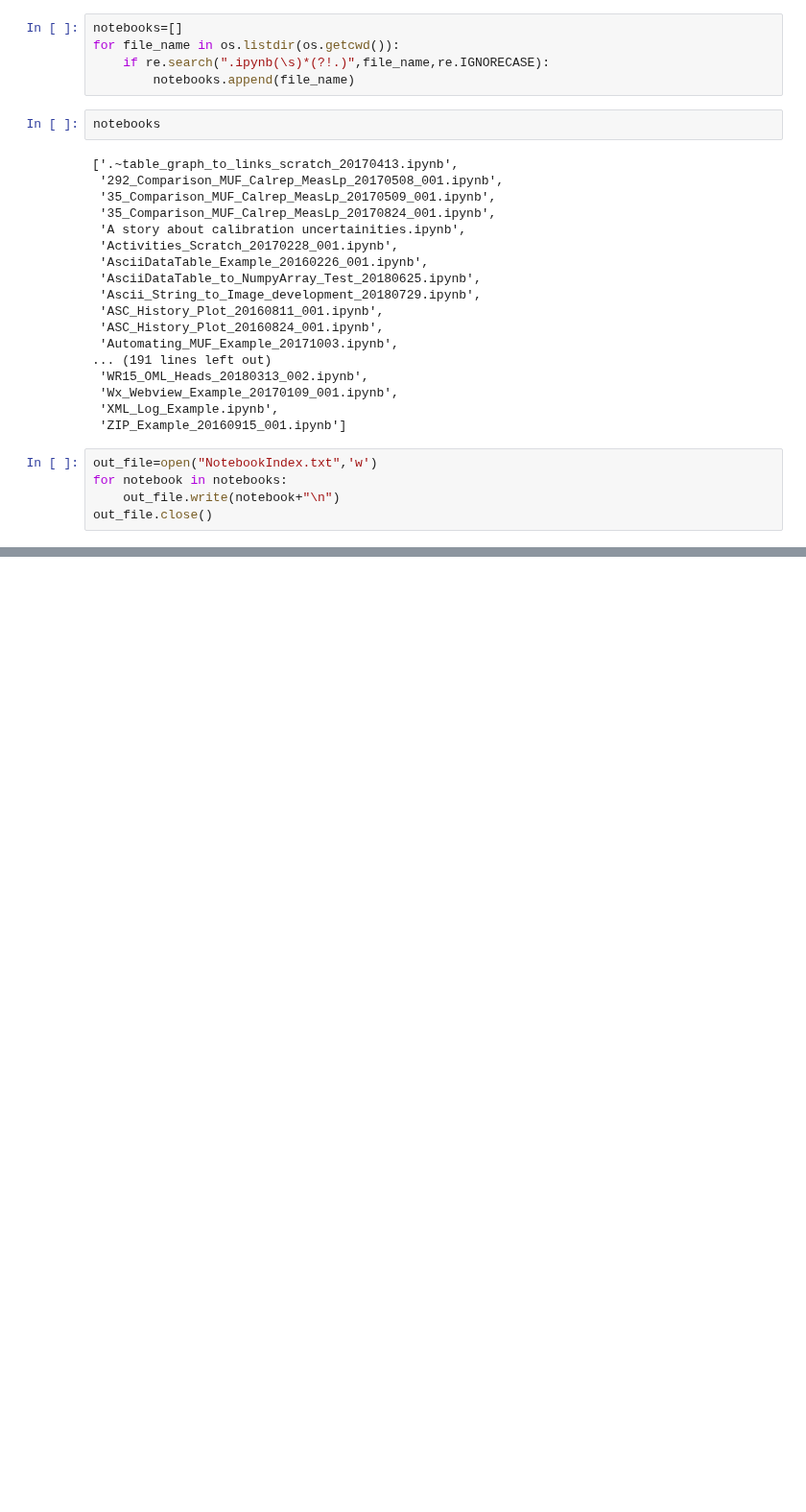
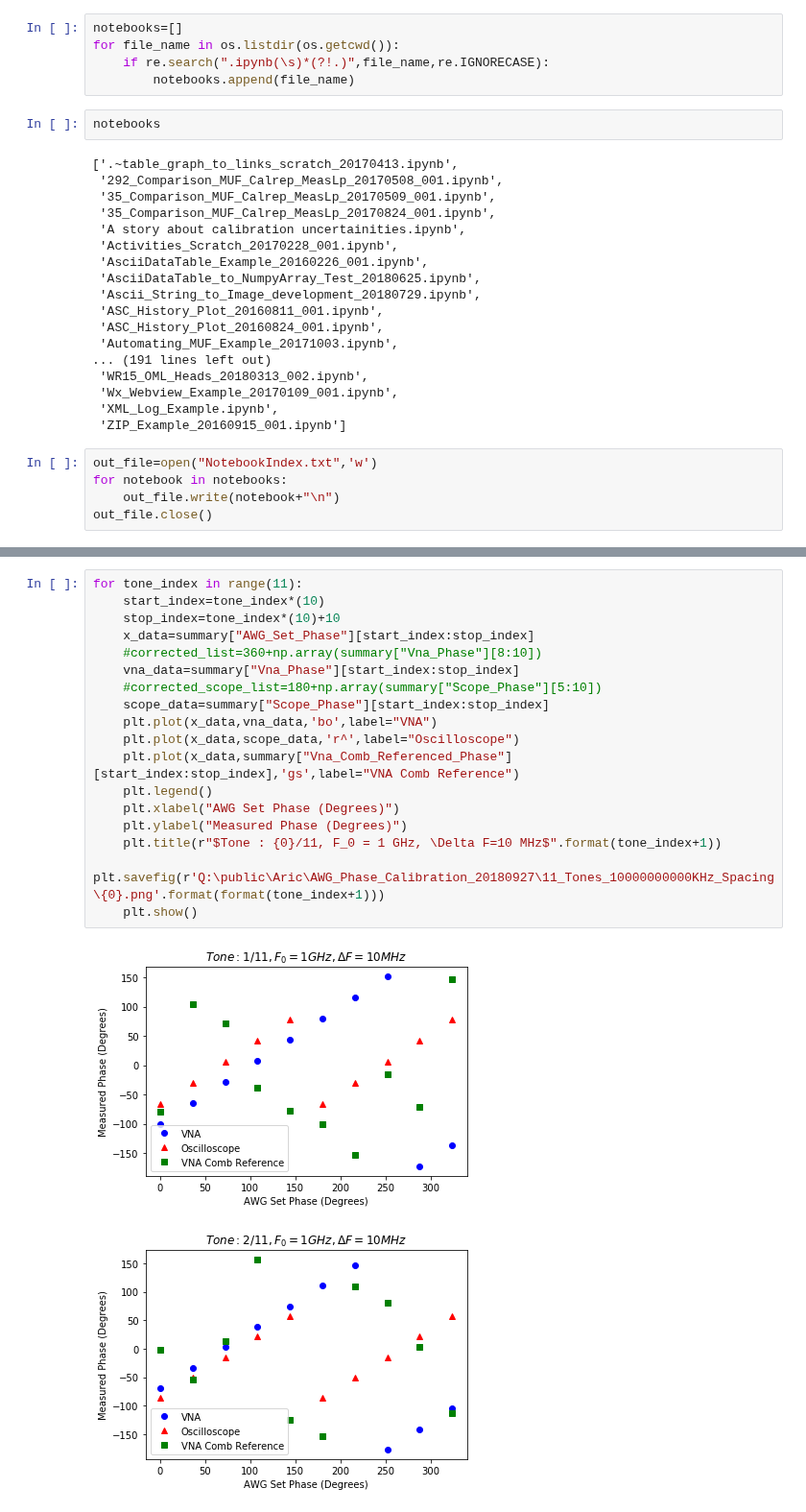
Before and after one commit to aricsanders/Jupyter-Notebooks, a Jupyter notebook: Untitled.ipynb, the cells around one changed output, grey strips where cells are left out. Shown at 96% size. Saved outputs shown, nothing was run; the diff lists cells and outputs as text; blank space fills up the shorter version.

```diff
--- a/Untitled.ipynb
+++ b/Untitled.ipynb
@@ -85,0 +140,21 @@ out_file.close()
+# %%
+for tone_index in range(11):
+    start_index=tone_index*(10)
+    stop_index=tone_index*(10)+10
+    x_data=summary["AWG_Set_Phase"][start_index:stop_index]
+    #corrected_list=360+np.array(summary["Vna_Phase"][8:10])
+    vna_data=summary["Vna_Phase"][start_index:stop_index]
+    #corrected_scope_list=180+np.array(summary["Scope_Phase"][5:10])
+    scope_data=summary["Scope_Phase"][start_index:stop_index]
+    plt.plot(x_data,vna_data,'bo',label="VNA")
+    plt.plot(x_data,scope_data,'r^',label="Oscilloscope")
+    plt.plot(x_data,summary["Vna_Comb_Referenced_Phase"][start_index:stop_index],'gs',label="VNA Comb Reference")
+    plt.legend()
+    plt.xlabel("AWG Set Phase (Degrees)")
+    plt.ylabel("Measured Phase (Degrees)")
+    plt.title(r"$Tone : {0}/11, F_0 = 1 GHz, \Delta F=10 MHz$".format(tone_index+1))
+    plt.savefig(r'Q:\public\Aric\AWG_Phase_Calibration_20180927\11_Tones_10000000000KHz_Spacing\{0}.png'.format(format(tone_index+1)))
+    plt.show()
+# %% [output]
+[figure, added]
+[figure, added]
```
Also changed, not shown: parts of 20 cells of this notebook, 5 other files.
